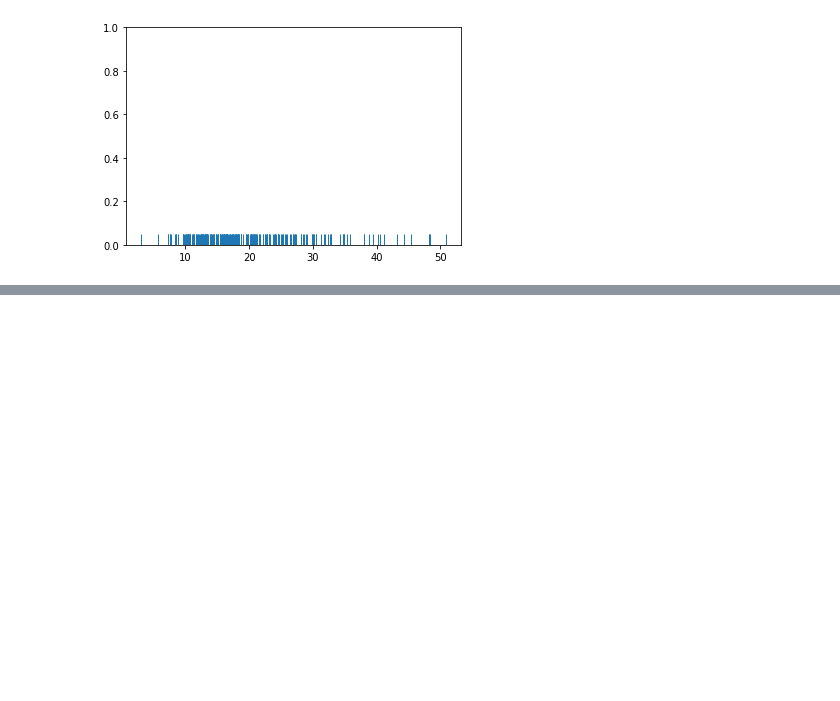
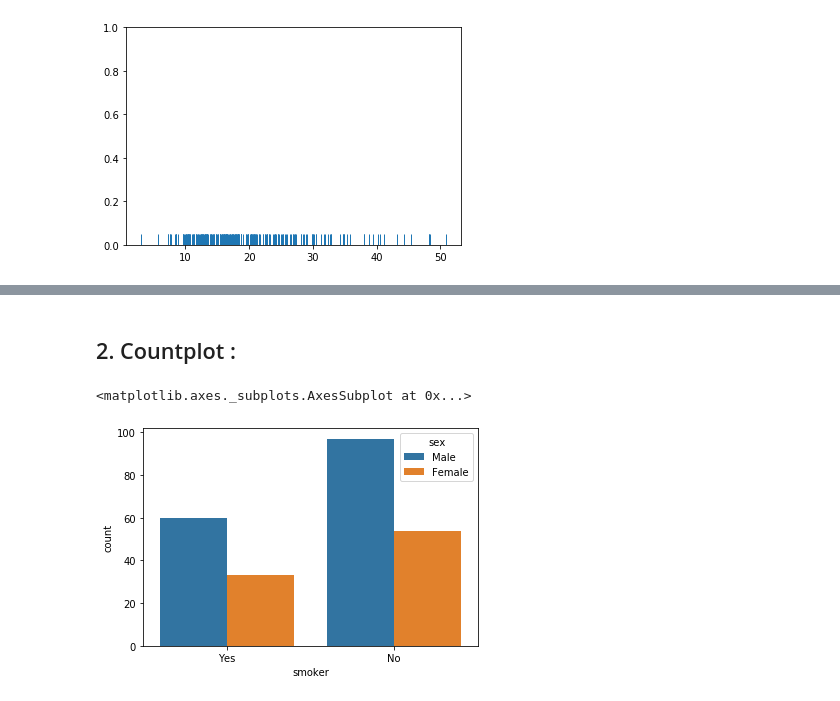
Before and after one commit to wasifekbal/ML_2019, a Jupyter notebook: seaborn/Seaborn.ipynb, the cells around one changed output, grey strips where cells are left out. Drawn from its saved outputs; the diff is of its cells as text; code cells hidden in the pictures; blank space fills up the shorter version.

```diff
--- a/seaborn/Seaborn.ipynb
+++ b/seaborn/Seaborn.ipynb
@@ -63,0 +93,8 @@ sns.rugplot(tips['total_bill'])
+# %% [markdown]
+## 2. Countplot :
+# %%
+import numpy as np
+sns.countplot(tips['smoker'], data=tips, hue='sex',)
+# %% [output]
+<matplotlib.axes._subplots.AxesSubplot at 0x...>
+[figure, added]
```
Also changed, not shown: parts of 13 cells of this notebook, 2 other files.
